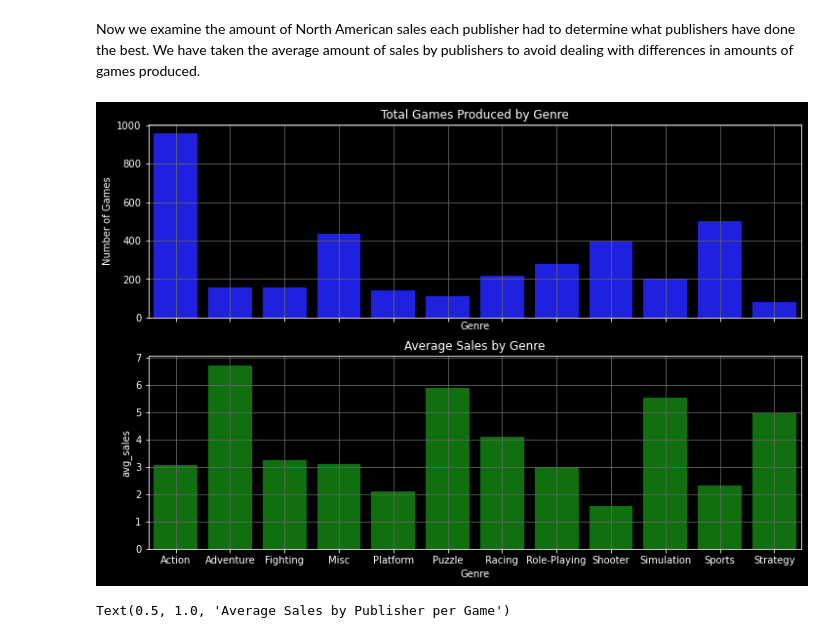
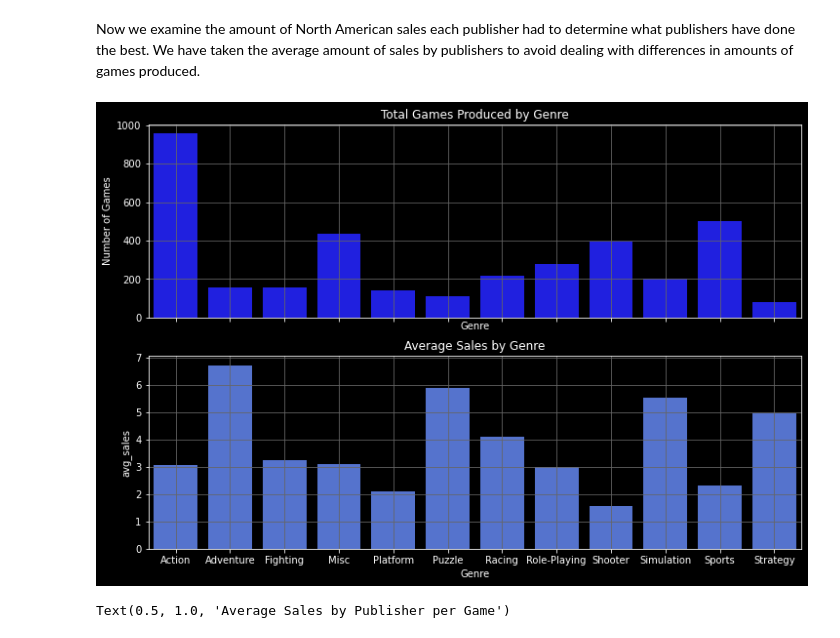
Before and after one commit to liammccarthy17/VideoGameSalesProject2021, a Jupyter notebook: PredictingVideoGameSales-LiamSusanSebastian-2021.ipynb, the cells around one changed output. Drawn from its saved outputs; the diff is of its cells as text; code cells hidden in the pictures.

```diff
--- a/PredictingVideoGameSales-LiamSusanSebastian-2021.ipynb
+++ b/PredictingVideoGameSales-LiamSusanSebastian-2021.ipynb
@@ -192,20 +192,20 @@ Now we examine the amount of North American sales each publisher had to determin
 # %%
 games_by_genre_total = std_vgs_df.groupby(['Genre'])[['dummy','NA_Sales']].sum()
 games_by_genre_total['avg_sales'] = games_by_genre_total['dummy'].div(games_by_genre_total['NA_Sales'])
 
 fig, axes = plt.subplots(2, 1, figsize=(12, 8), sharex=True)
 
 sb.barplot(ax = axes[0], x = games_by_genre_total.index, y=games_by_genre_total['dummy'], color = 'blue')
-sb.barplot(ax = axes[1], x = games_by_genre_total.index, y=games_by_genre_total['avg_sales'], color = 'green')
+sb.barplot(ax = axes[1], x = games_by_genre_total.index, y=games_by_genre_total['avg_sales'], color = 'royalblue')
 
 
 axes[0].set_title('Total Games Produced by Genre')
 axes[1].set_title('Average Sales by Genre')
 axes[0].set_ylabel('Number of Games')
 axes[0].grid(b = True, color = '#666666')
 axes[1].grid(b = True, color = '#666666')
 # %% [output]
-[figure, old version]
+[figure, new version]
 # %%
 publisher_df = std_vgs_df.groupby(['Publisher'])[['dummy','NA_Sales']].sum()
 publisher_df['avg_sales'] = publisher_df['NA_Sales'].div(publisher_df['dummy'])
```
Also changed, not shown: parts of 7 cells of this notebook.
